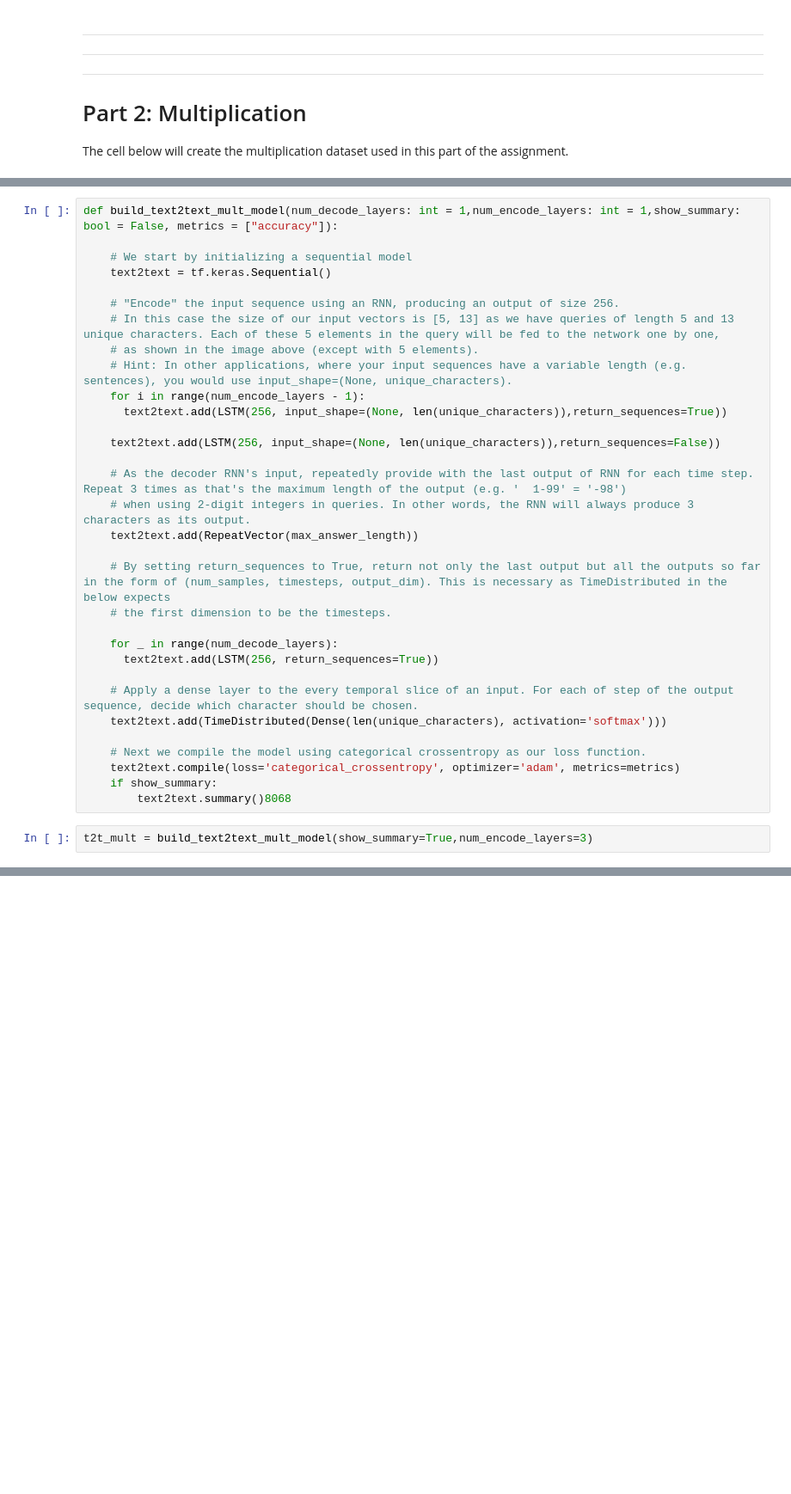
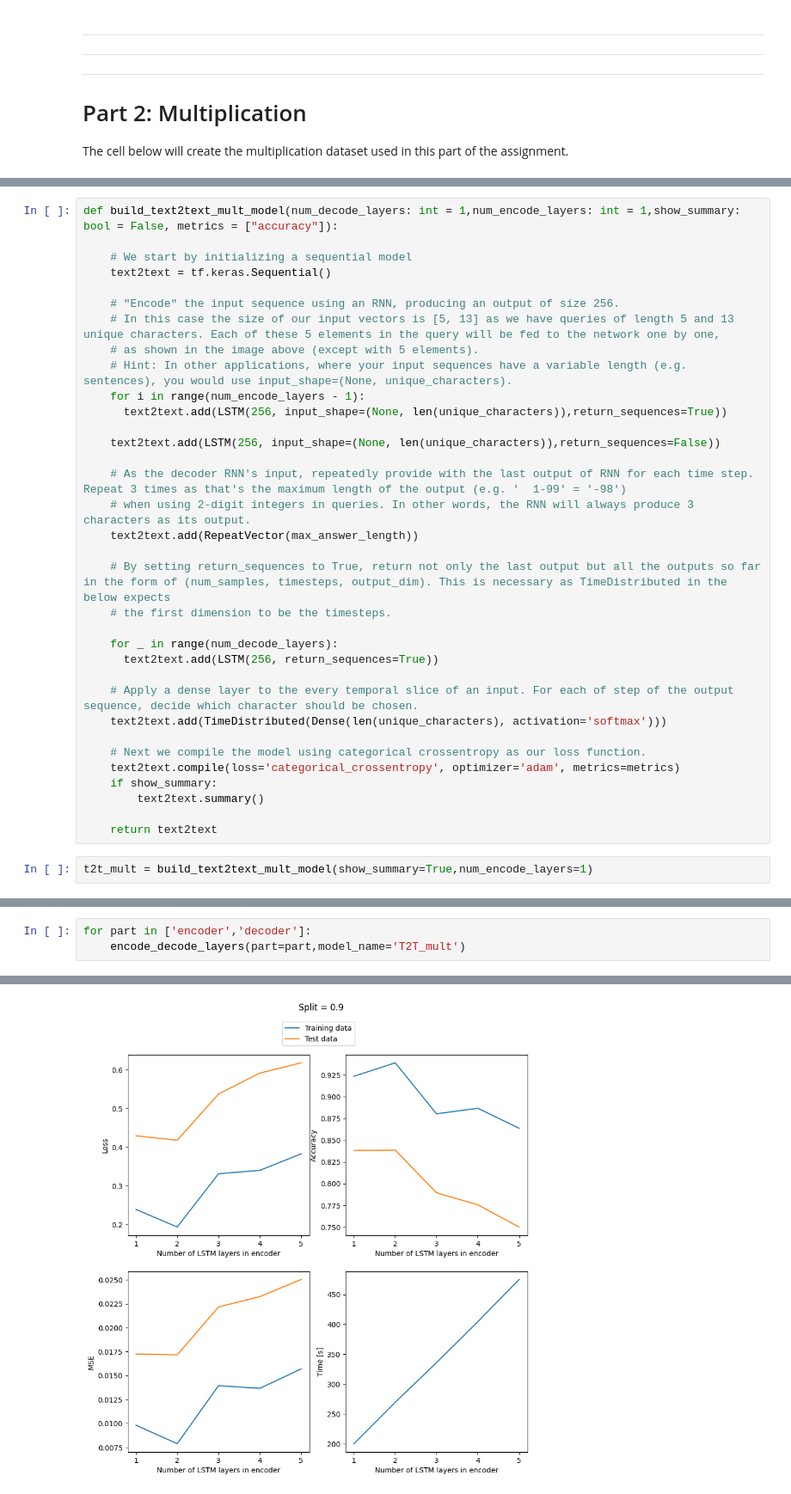
Before and after one commit to Spijkerberg/IDL-A2, a Jupyter notebook: individual_solns/A2_menno_tim.ipynb, the cells around one changed output, grey strips where cells are left out. Shown at 86% size. Drawn from its saved outputs; the diff is of its cells as text; blank space fills up the shorter version.

```diff
--- a/individual_solns/A2_menno_tim.ipynb
+++ b/individual_solns/A2_menno_tim.ipynb
@@ -1441,7 +1442,9 @@ def build_text2text_mult_model(num_decode_layers: int = 1,num_encode_layers: int
     # Next we compile the model using categorical crossentropy as our loss function.
     text2text.compile(loss='categorical_crossentropy', optimizer='adam', metrics=metrics)
     if show_summary:
-        text2text.summary()8068
+        text2text.summary()
+
+    return text2text
 # %%
-t2t_mult = build_text2text_mult_model(show_summary=True,num_encode_layers=3)
+t2t_mult = build_text2text_mult_model(show_summary=True,num_encode_layers=1)
 # %% [output]
@@ -1523,0 +1605,4 @@ real: 2496
+# %%
+for part in ['encoder','decoder']:
+    encode_decode_layers(part=part,model_name='T2T_mult')
+# %% [output]
@@ -1523,0 +1626 @@ real: 2496
+[figure, added]
```
Also changed, not shown: parts of 18 cells of this notebook.
